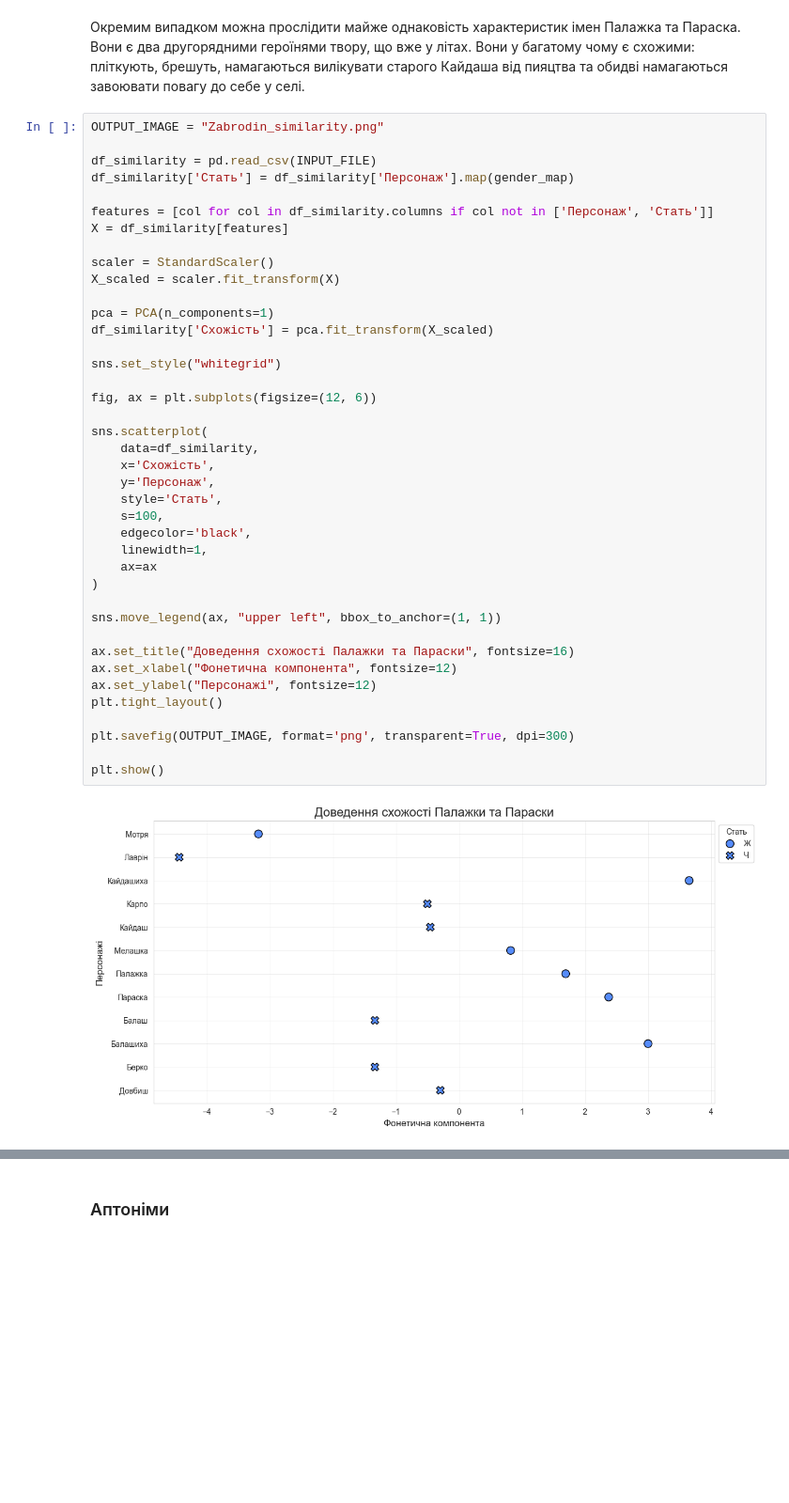
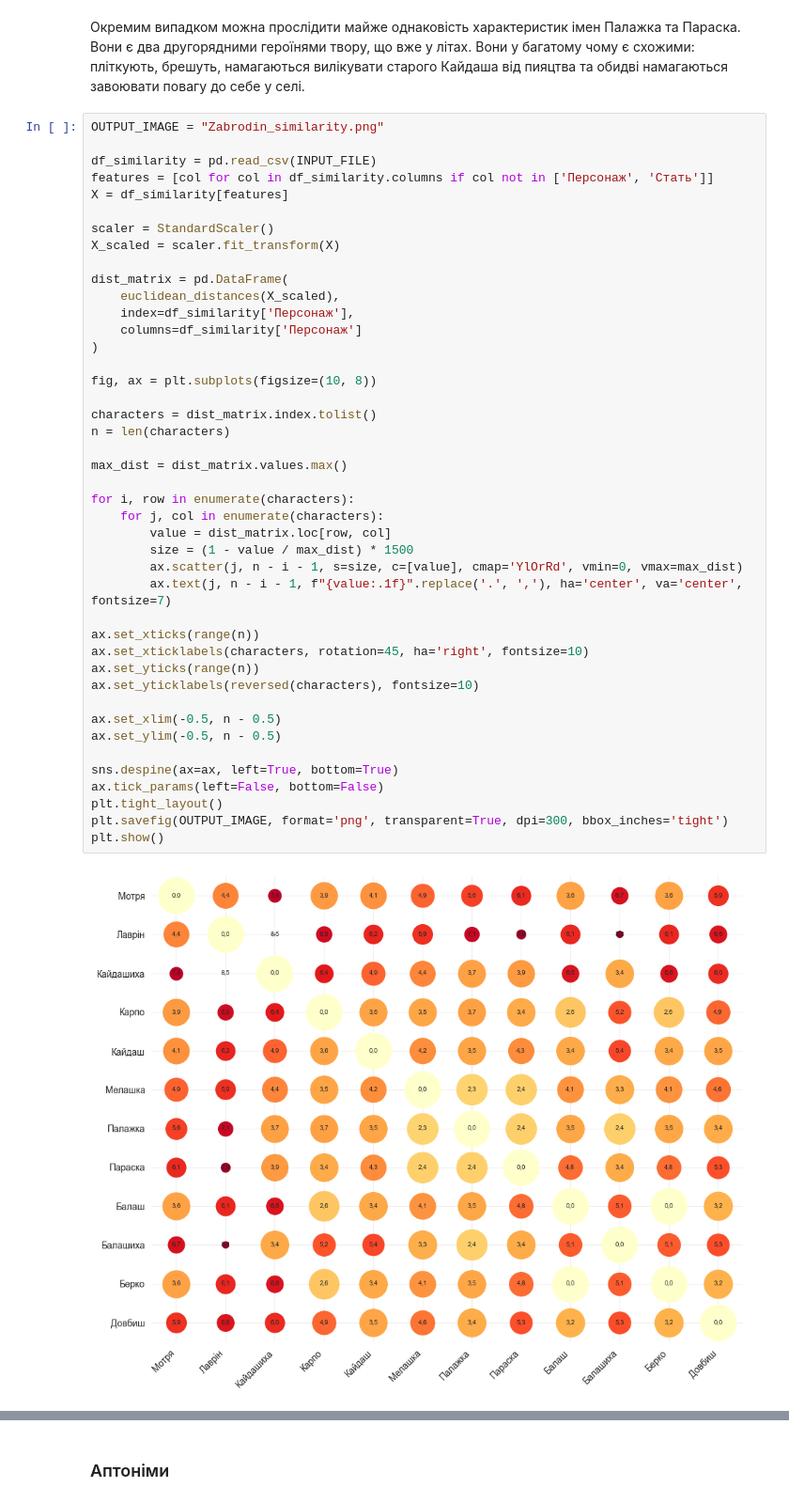
Before and after one commit to mzabrodin/nlp-book-analysis, a Jupyter notebook: lab02/Zabrodin_file_6.ipynb, the cells around one changed output, grey strips where cells are left out. Shown at 94% size. Saved outputs shown, nothing was run; the diff lists cells and outputs as text; blank space fills up the shorter version.

```diff
--- a/lab02/Zabrodin_file_6.ipynb
+++ b/lab02/Zabrodin_file_6.ipynb
@@ -382,43 +396,46 @@ plt.show()
 # %%
 OUTPUT_IMAGE = "Zabrodin_similarity.png"
 
 df_similarity = pd.read_csv(INPUT_FILE)
-df_similarity['Стать'] = df_similarity['Персонаж'].map(gender_map)
-
 features = [col for col in df_similarity.columns if col not in ['Персонаж', 'Стать']]
 X = df_similarity[features]
 
 scaler = StandardScaler()
 X_scaled = scaler.fit_transform(X)
 
-pca = PCA(n_components=1)
-df_similarity['Схожість'] = pca.fit_transform(X_scaled)
-
-sns.set_style("whitegrid")
-
-fig, ax = plt.subplots(figsize=(12, 6))
-
-sns.scatterplot(
-    data=df_similarity,
-    x='Схожість',
-    y='Персонаж',
-    style='Стать',
-    s=100,
-    edgecolor='black',
-    linewidth=1,
-    ax=ax
+dist_matrix = pd.DataFrame(
+    euclidean_distances(X_scaled),
+    index=df_similarity['Персонаж'],
+    columns=df_similarity['Персонаж']
 )
 
-sns.move_legend(ax, "upper left", bbox_to_anchor=(1, 1))
+fig, ax = plt.subplots(figsize=(10, 8))
 
-ax.set_title("Доведення схожості Палажки та Параски", fontsize=16)
-ax.set_xlabel("Фонетична компонента", fontsize=12)
-ax.set_ylabel("Персонажі", fontsize=12)
+characters = dist_matrix.index.tolist()
+n = len(characters)
+
+max_dist = dist_matrix.values.max()
+
+for i, row in enumerate(characters):
+    for j, col in enumerate(characters):
+        value = dist_matrix.loc[row, col]
+        size = (1 - value / max_dist) * 1500
+        ax.scatter(j, n - i - 1, s=size, c=[value], cmap='YlOrRd', vmin=0, vmax=max_dist)
+        ax.text(j, n - i - 1, f"{value:.1f}".replace('.', ','), ha='center', va='center', fontsize=7)
+
+ax.set_xticks(range(n))
+ax.set_xticklabels(characters, rotation=45, ha='right', fontsize=10)
+ax.set_yticks(range(n))
+ax.set_yticklabels(reversed(characters), fontsize=10)
+
+ax.set_xlim(-0.5, n - 0.5)
+ax.set_ylim(-0.5, n - 0.5)
+
+sns.despine(ax=ax, left=True, bottom=True)
+ax.tick_params(left=False, bottom=False)
 plt.tight_layout()
-
-plt.savefig(OUTPUT_IMAGE, format='png', transparent=True, dpi=300)
-
+plt.savefig(OUTPUT_IMAGE, format='png', transparent=True, dpi=300, bbox_inches='tight')
 plt.show()
 # %% [output]
-[figure, old version]
+[figure, new version]
 # %% [markdown]
```
Also changed, not shown: parts of 10 cells of this notebook, 6 other files.
